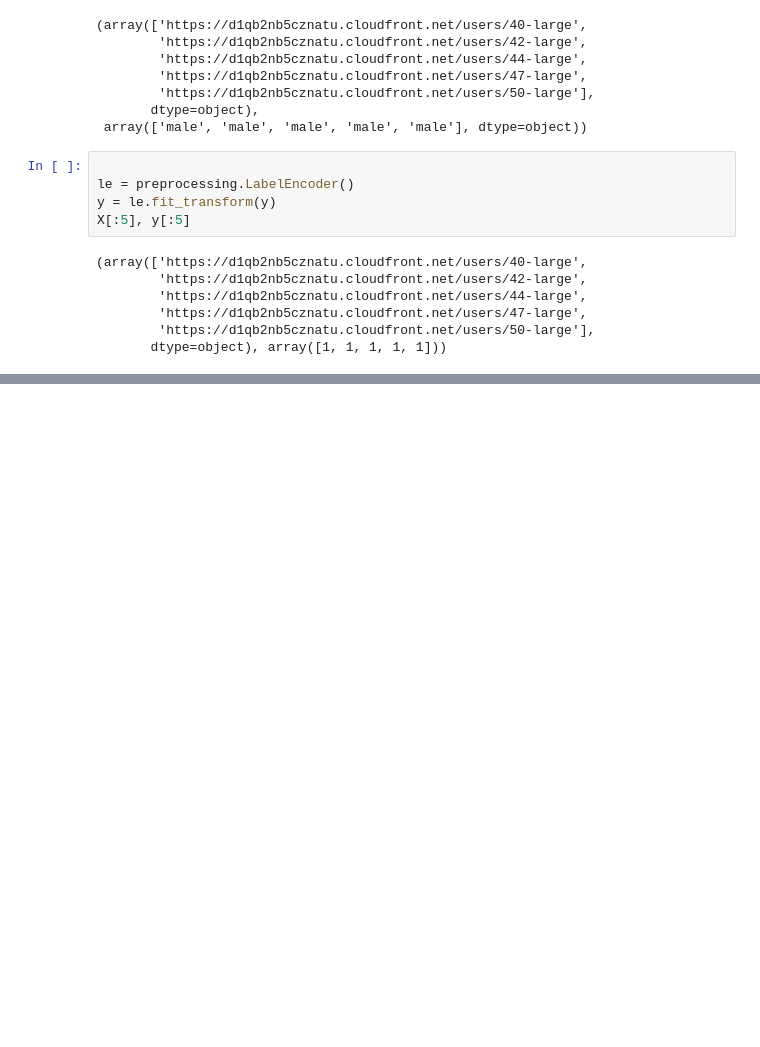
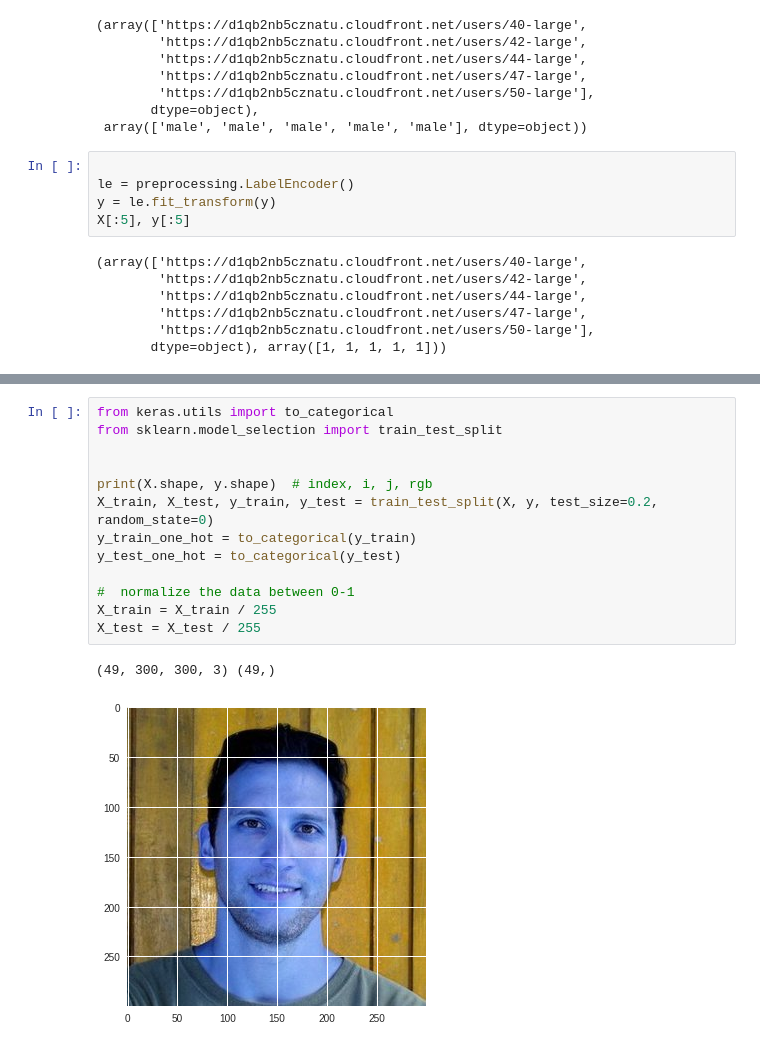
Before and after one commit to Ang3lino/mlnn, a Jupyter notebook: projects/2/gender_classification.ipynb, the cells around one changed output, grey strips where cells are left out. Cells and saved outputs as stored; diff of their text form; blank space fills up the shorter version.

```diff
--- a/projects/2/gender_classification.ipynb
+++ b/projects/2/gender_classification.ipynb
@@ -144,0 +180,16 @@ https://d1qb2nb5cznatu.cloudfront.net/users/512-large 1
+# %%
+from keras.utils import to_categorical
+from sklearn.model_selection import train_test_split
+
+
+print(X.shape, y.shape)  # index, i, j, rgb
+X_train, X_test, y_train, y_test = train_test_split(X, y, test_size=0.2, random_state=0)
+y_train_one_hot = to_categorical(y_train)
+y_test_one_hot = to_categorical(y_test)
+
+#  normalize the data between 0-1
+X_train = X_train / 255
+X_test = X_test / 255
+# %% [output]
+(49, 300, 300, 3) (49,)
+[figure, added]
```
Also changed, not shown: parts of 12 cells of this notebook, 1 other file.
